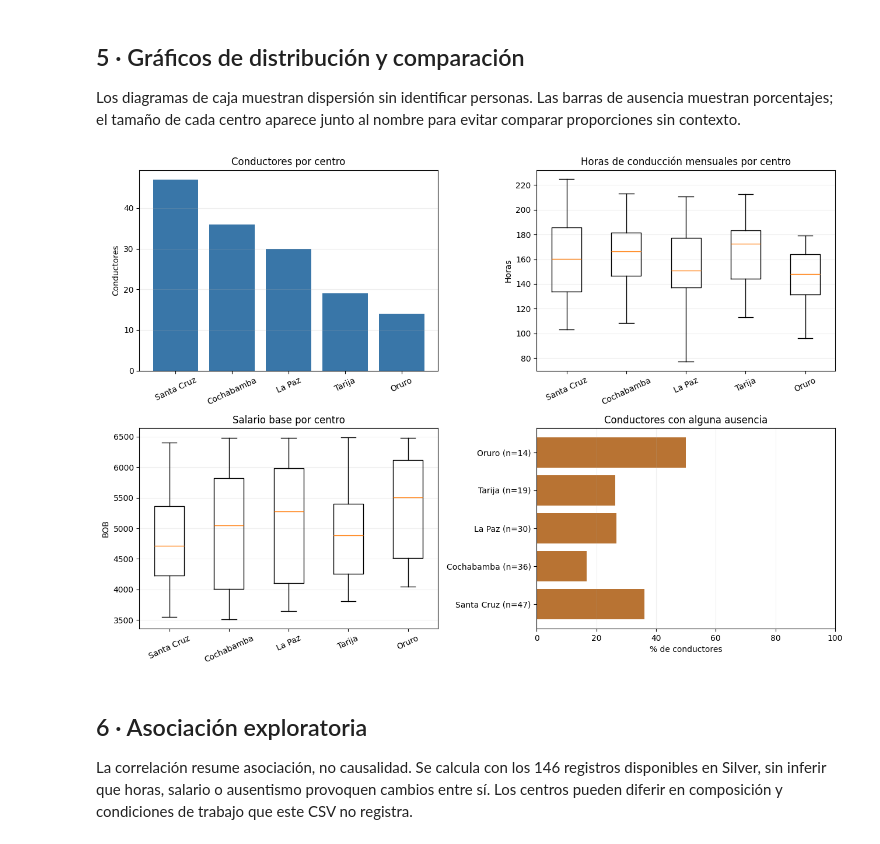
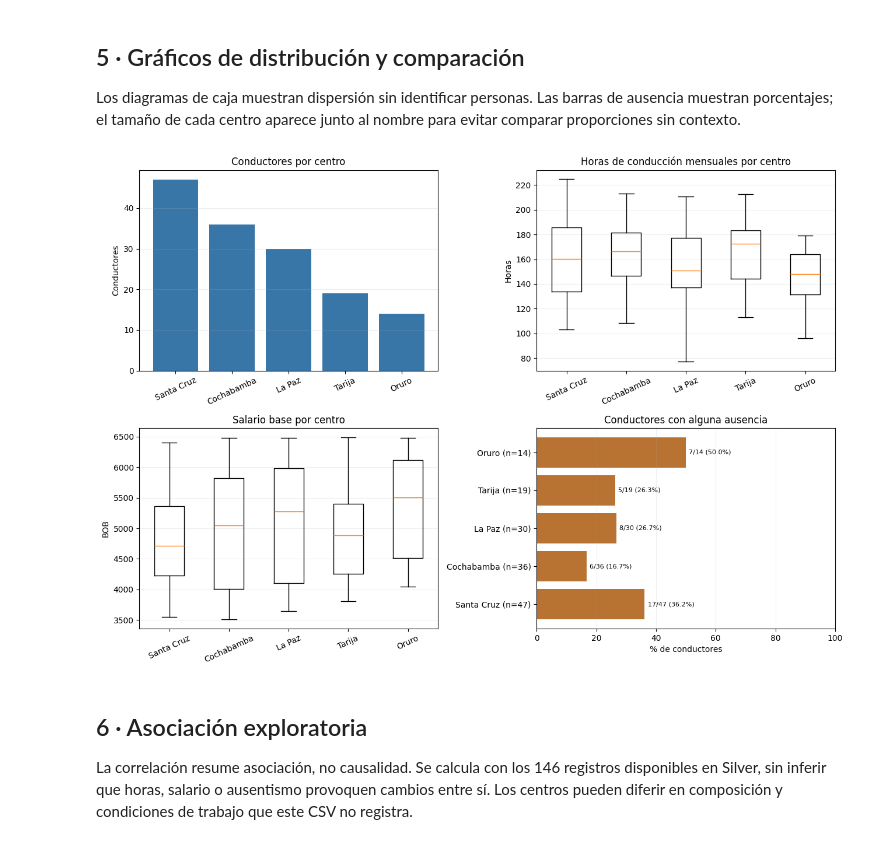
Before and after one commit to remrodri/practicasNotebookColab, a Jupyter notebook: S4/andinalog_hr_drivers/notebook3/S4_03_AndinaLog_HR_Drivers_Interpretacion_Local_Drive.ipynb, the cells around one changed output. Drawn from its saved outputs; the diff is of its cells as text; code cells hidden in the pictures.

```diff
--- a/S4/andinalog_hr_drivers/notebook3/S4_03_AndinaLog_HR_Drivers_Interpretacion_Local_Drive.ipynb
+++ b/S4/andinalog_hr_drivers/notebook3/S4_03_AndinaLog_HR_Drivers_Interpretacion_Local_Drive.ipynb
@@ -115,6 +115,10 @@ def resumir_centros(datos):
         conductores_con_ausencia=("ausentismo_dias", lambda s: int(s.gt(0).sum())),
     )
     tabla["pct_con_alguna_ausencia"] = 100 * tabla["conductores_con_ausencia"] / tabla["conductores"]
+    tabla["con_ausencia_n_de_N"] = [
+        f"{int(con_ausencia)}/{int(total)}"
+        for con_ausencia, total in zip(tabla["conductores_con_ausencia"], tabla["conductores"])
+    ]
     return tabla.sort_values("conductores", ascending=False)
 
 tabla_centros = resumir_centros(df)
@@ -136,35 +182,42 @@ Los diagramas de caja muestran dispersión sin identificar personas. Las barras
 # %%
 orden = tabla_centros.index.tolist()
 fig, axes = plt.subplots(2, 2, figsize=(13, 9))
 
 axes[0,0].bar(orden, tabla_centros.loc[orden,"conductores"], color="#3976A8")
 axes[0,0].set_title("Conductores por centro")
 axes[0,0].set_ylabel("Conductores")
 
 series_horas = [df.loc[df["centro_distribucion"].eq(c), "horas_conduccion_mes"].to_numpy() for c in orden]
 axes[0,1].boxplot(series_horas, labels=orden, showfliers=True)
 axes[0,1].set_title("Horas de conducción mensuales por centro")
 axes[0,1].set_ylabel("Horas")
 
 series_salario = [df.loc[df["centro_distribucion"].eq(c), "salario_base_bob"].to_numpy() for c in orden]
 axes[1,0].boxplot(series_salario, labels=orden, showfliers=True)
 axes[1,0].set_title("Salario base por centro")
 axes[1,0].set_ylabel("BOB")
 
 etiquetas = [f"{c} (n={int(tabla_centros.loc[c,'conductores'])})" for c in orden]
-axes[1,1].barh(etiquetas, tabla_centros.loc[orden,"pct_con_alguna_ausencia"], color="#B87333")
+barras_ausencia = axes[1,1].barh(etiquetas, tabla_centros.loc[orden,"pct_con_alguna_ausencia"], color="#B87333")
+for barra, centro in zip(barras_ausencia, orden):
+    fila = tabla_centros.loc[centro]
+    axes[1,1].text(
+        min(barra.get_width() + 1, 96), barra.get_y() + barra.get_height() / 2,
+        f"{int(fila['conductores_con_ausencia'])}/{int(fila['conductores'])} ({fila['pct_con_alguna_ausencia']:.1f}%)",
+        va="center", fontsize=8,
+    )
 axes[1,1].set_title("Conductores con alguna ausencia")
 axes[1,1].set_xlabel("% de conductores")
 axes[1,1].set_xlim(0, 100)
 
 for ax in (axes[0,0], axes[0,1], axes[1,0]):
     ax.tick_params(axis="x", rotation=25)
     ax.grid(axis="y", alpha=0.2)
 axes[1,1].grid(axis="x", alpha=0.2)
 fig.tight_layout()
 plt.show()
 # %% [output]
-[figure, old version]
+[figure, new version]
 # %% [markdown]
 ## 6 · Asociación exploratoria
 
```
Also changed, not shown: parts of 5 cells of this notebook.
